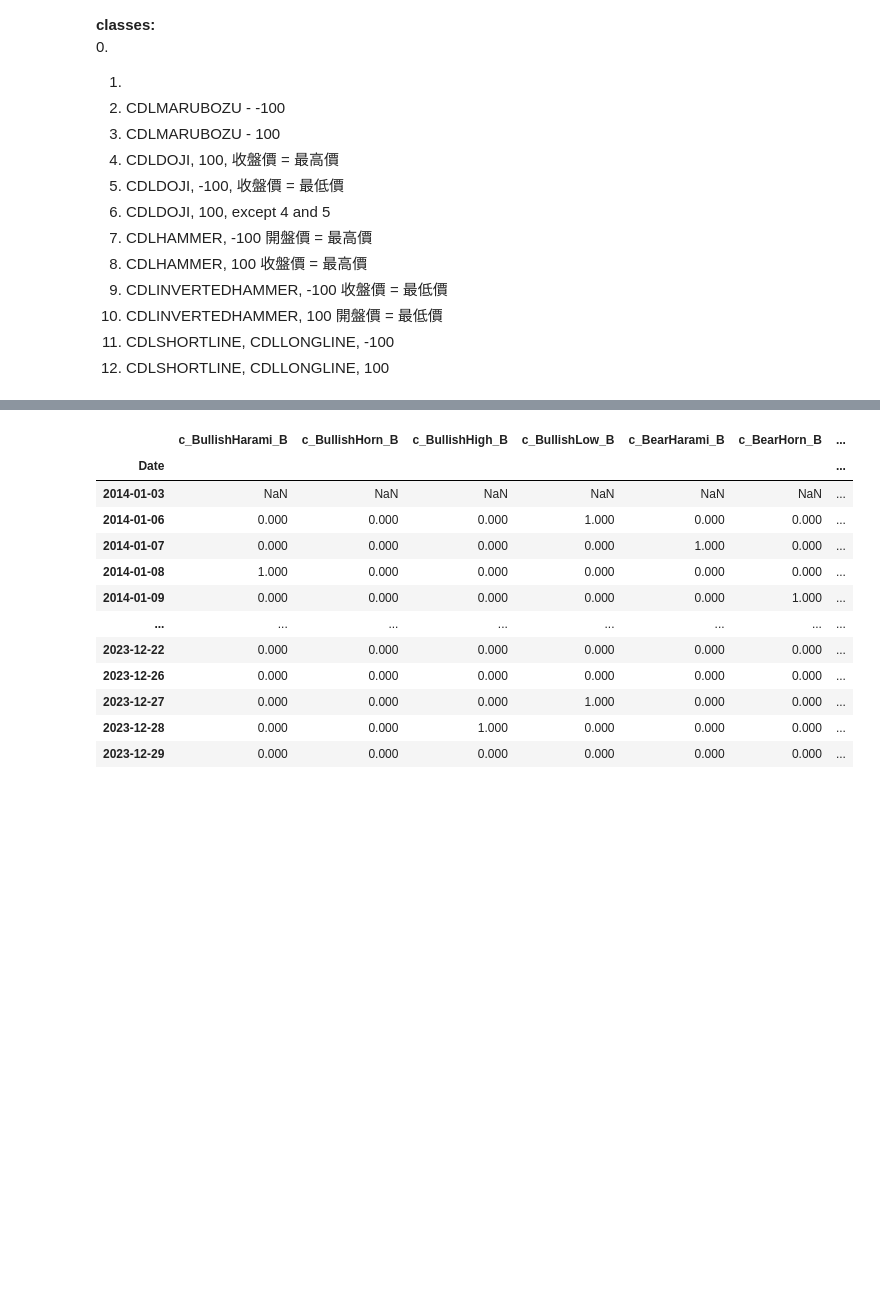
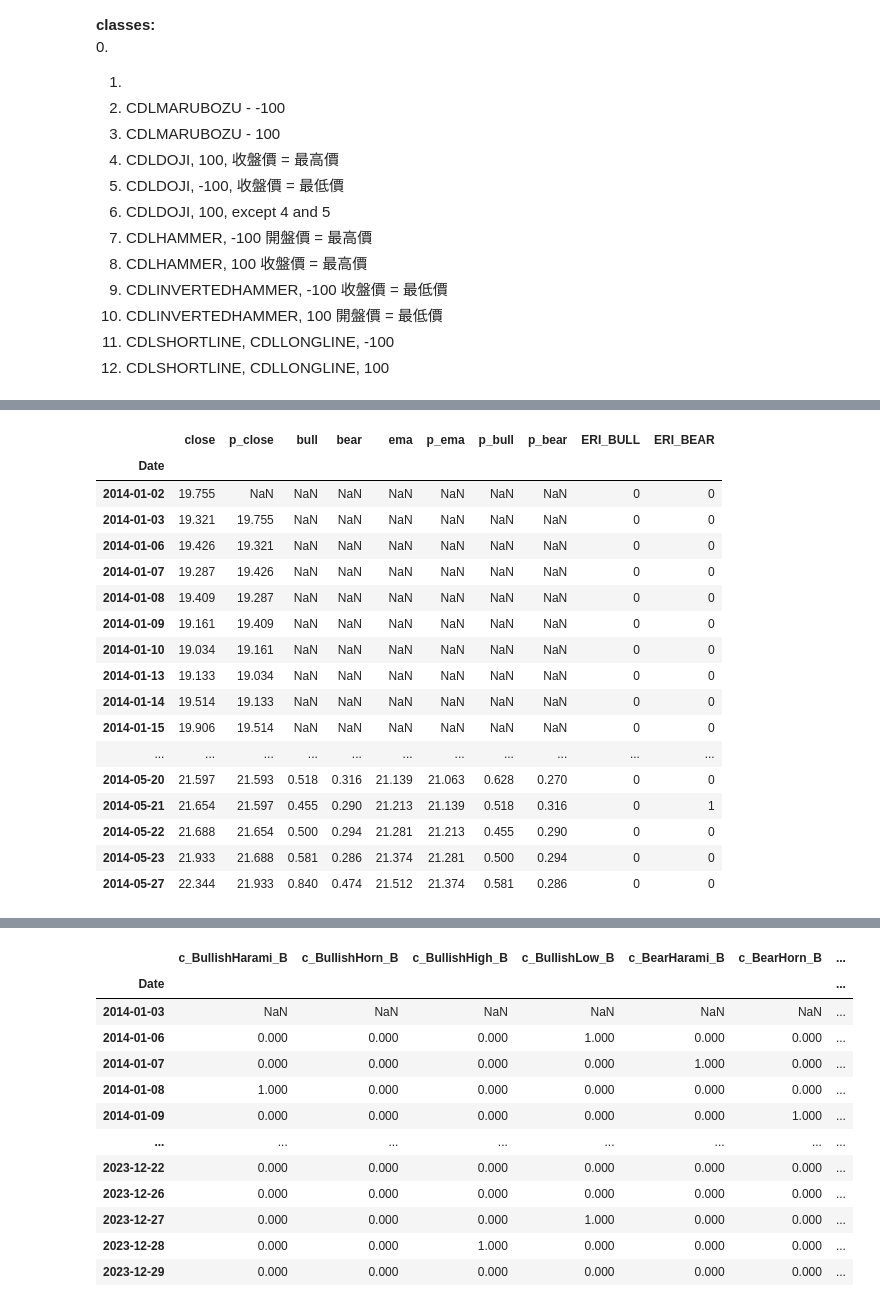
Before and after one commit to cloudaipro/AI4StockMarket, a Jupyter notebook: StockPricePrediction/DataPreparation.ipynb, the cells around one changed output, grey strips where cells are left out. Saved outputs shown, nothing was run; the diff lists cells and outputs as text; code cells hidden in the pictures; blank space fills up the shorter version.

```diff
--- a/StockPricePrediction/DataPreparation.ipynb
+++ b/StockPricePrediction/DataPreparation.ipynb
@@ -782,0 +604,79 @@ def create_candle_signals(
+# %%
+if "eri_strategy" in sys.modules:
+    print("delete eri_strategy")
+    del sys.modules["eri_strategy"]
+import eri_strategy
+
+prefix = ""
+suffix = ""
+fast = 5
+slow = 10
+df = stks_data[4].tick_data
+
+import eri_strategy
+
+# adjusted_OHLV = to_adjusted(df)
+# display(df.ta.ema(length=13))
+# eri_strategy.create_buy_sell_signals(
+#     adjusted_OHLV,
+#     high="Adj High",
+#     low="Adj Low",
+#     close="Adj Close",
+#     length=13,
+#     prefix="c",
+#     suffix="m",
+# )
+
+data = pd.DataFrame(index=df.index)
+data["close"] = df["Close"]
+data["p_close"] = df["Close"].shift(1)
+data[["bull", "bear"]] = df.ta.eri()
+data["ema"] = df.ta.ema(length=13)
+display(df.ta.ema(length=13))
+data["p_ema"] = data["ema"].shift(1)
+data["p_bull"] = data["bull"].shift(1)
+data["p_bear"] = data["bear"].shift(1)
+
+data["ERI_BULL"] = 0
+data["ERI_BEAR"] = 0
+
+"""
+The market price (EMA) is going up.
+The Bear Power is negative (below zero), but going up.
+The current Bull Power bar is higher than the previous bar.
+The Bear Power indicator shows a bullish divergence with the market price. This means the indicator goes up and the price down.
+"""
+data.loc[
+    (data["ema"] > data["p_ema"])
+    & (data["bear"] < 0)
+    & (data["bear"] > data["p_bear"])
+    & (data["bull"] > data["p_bull"])
+    & (data["close"] < data["p_close"]),
+    "ERI_BULL",
+] = 1
+"""
+The market price (EMA) is going up.
+The Bull Power is positive (above zero), but going down.
+The current Bear Power bar is lower than the previous bar.
+The Bull Power shows a bearish divergence with the market price. This means the indicator goes down and the market price goes up
+"""
+data.loc[
+    (data["ema"] > data["p_ema"])
+    & (data["bull"] > 0)
+    & (data["bull"] < data["p_bull"])
+    & (data["bear"] < data["p_bear"])
+    & (data["close"] > data["p_close"]),
+    "ERI_BEAR",
+] = 1
+
+with show_more_rows():
+    display(data.head(100))
+
+# # data = data.dropna()
+
+# # buy_sell_signals = pd.DataFrame(index=df.index)
+# # buy_sell_signals[f"{prefix}CTI_BULL{suffix}"] = data["CTI_BULL"]
+# # buy_sell_signals[f"{prefix}CTI_BEAR{suffix}"] = data["CTI_BEAR"]
+# with show_more_rows():
+#     display(data.head(100))
+# %% [output]
@@ -782,0 +697,18 @@ def create_candle_signals(
+|  | close | p_close | bull | bear | ema | p_ema | p_bull | p_bear | ERI_BULL | ERI_BEAR |
+| Date |  |  |  |  |  |  |  |  |  |  |
+| 2014-01-02 | 19.755 | NaN | NaN | NaN | NaN | NaN | NaN | NaN | 0 | 0 |
+| 2014-01-03 | 19.321 | 19.755 | NaN | NaN | NaN | NaN | NaN | NaN | 0 | 0 |
+| 2014-01-06 | 19.426 | 19.321 | NaN | NaN | NaN | NaN | NaN | NaN | 0 | 0 |
+| 2014-01-07 | 19.287 | 19.426 | NaN | NaN | NaN | NaN | NaN | NaN | 0 | 0 |
+| 2014-01-08 | 19.409 | 19.287 | NaN | NaN | NaN | NaN | NaN | NaN | 0 | 0 |
+| 2014-01-09 | 19.161 | 19.409 | NaN | NaN | NaN | NaN | NaN | NaN | 0 | 0 |
+| 2014-01-10 | 19.034 | 19.161 | NaN | NaN | NaN | NaN | NaN | NaN | 0 | 0 |
+| 2014-01-13 | 19.133 | 19.034 | NaN | NaN | NaN | NaN | NaN | NaN | 0 | 0 |
+| 2014-01-14 | 19.514 | 19.133 | NaN | NaN | NaN | NaN | NaN | NaN | 0 | 0 |
+| 2014-01-15 | 19.906 | 19.514 | NaN | NaN | NaN | NaN | NaN | NaN | 0 | 0 |
+| ... | ... | ... | ... | ... | ... | ... | ... | ... | ... | ... |
+| 2014-05-20 | 21.597 | 21.593 | 0.518 | 0.316 | 21.139 | 21.063 | 0.628 | 0.270 | 0 | 0 |
+| 2014-05-21 | 21.654 | 21.597 | 0.455 | 0.290 | 21.213 | 21.139 | 0.518 | 0.316 | 0 | 1 |
+| 2014-05-22 | 21.688 | 21.654 | 0.500 | 0.294 | 21.281 | 21.213 | 0.455 | 0.290 | 0 | 0 |
+| 2014-05-23 | 21.933 | 21.688 | 0.581 | 0.286 | 21.374 | 21.281 | 0.500 | 0.294 | 0 | 0 |
+| 2014-05-27 | 22.344 | 21.933 | 0.840 | 0.474 | 21.512 | 21.374 | 0.581 | 0.286 | 0 | 0 |
```
Also changed, not shown: parts of 21 cells of this notebook, 9 other files.
